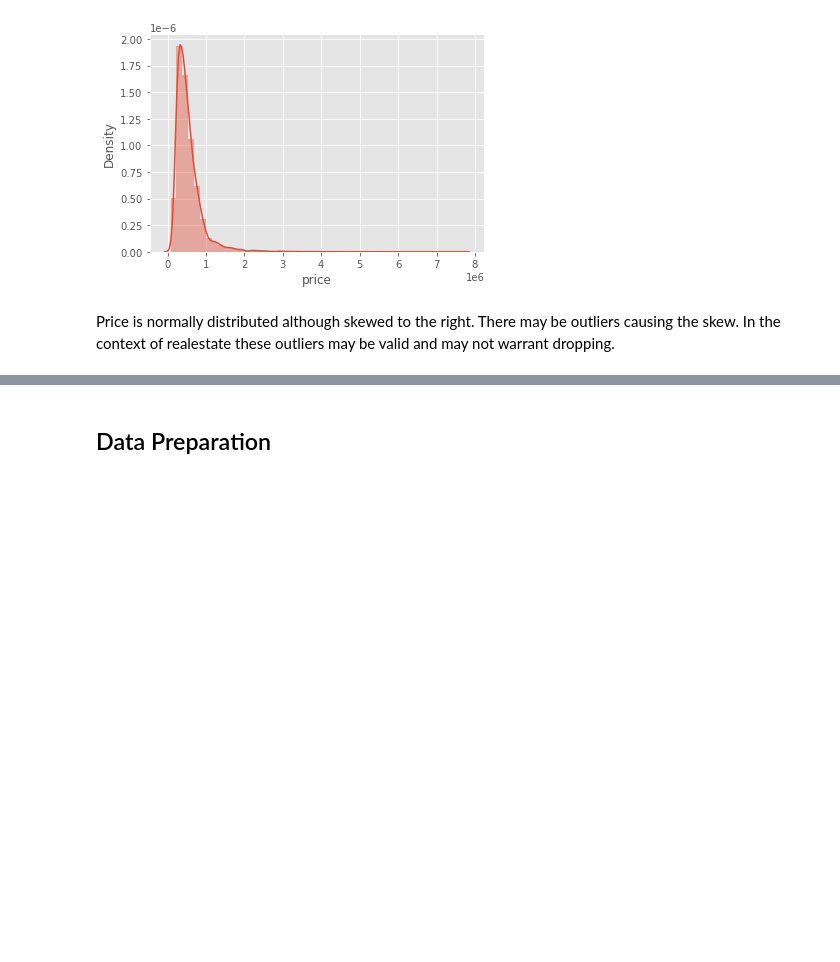
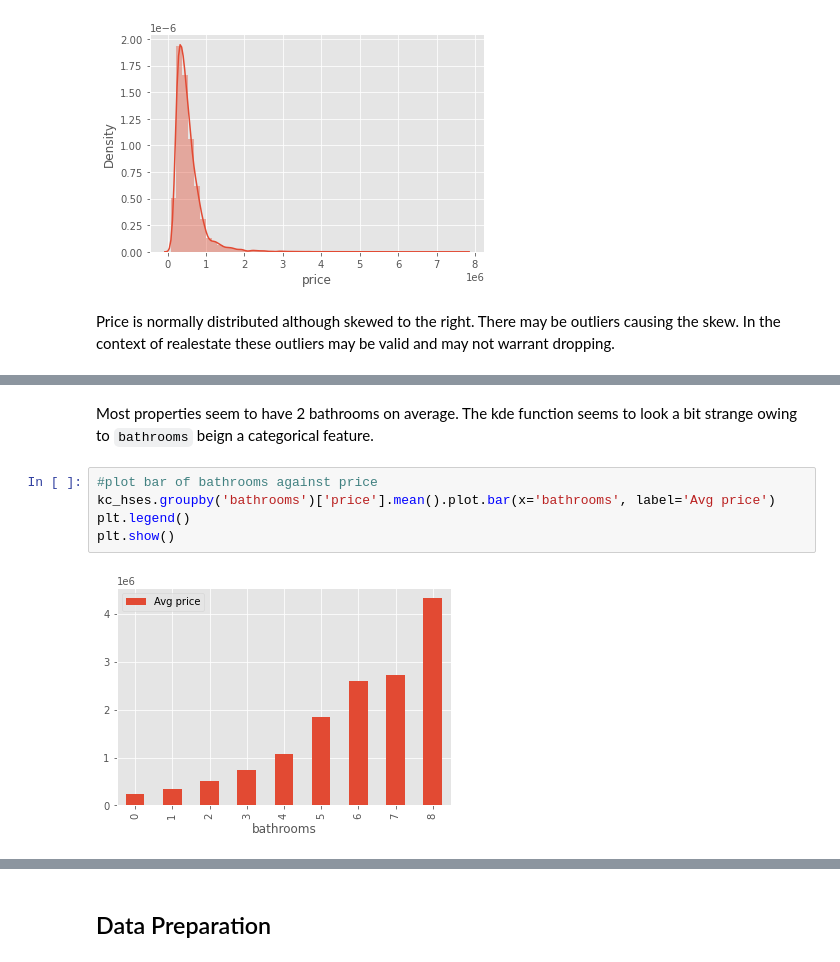
Before and after one commit to R3TR0Quan/KC_Realestate_Analysis_and_Modelling, a Jupyter notebook: notebook.ipynb, the cells around one changed output, grey strips where cells are left out. Cells and saved outputs as stored; diff of their text form; blank space fills up the shorter version.

```diff
--- a/notebook.ipynb
+++ b/notebook.ipynb
@@ -200,2 +182,11 @@ Name: bathrooms, dtype: int64
+# %% [markdown]
+Most properties seem to have 2 bathrooms on average. The kde function seems to look a bit strange owing to `bathrooms` beign a categorical feature.
+# %%
+#plot bar of bathrooms against price
+kc_hses.groupby('bathrooms')['price'].mean().plot.bar(x='bathrooms', label='Avg price')
+plt.legend()
+plt.show()
+# %% [output]
+[figure, added]
 # %%
 #plot scatterplots
```
Also changed, not shown: parts of 16 cells of this notebook.
